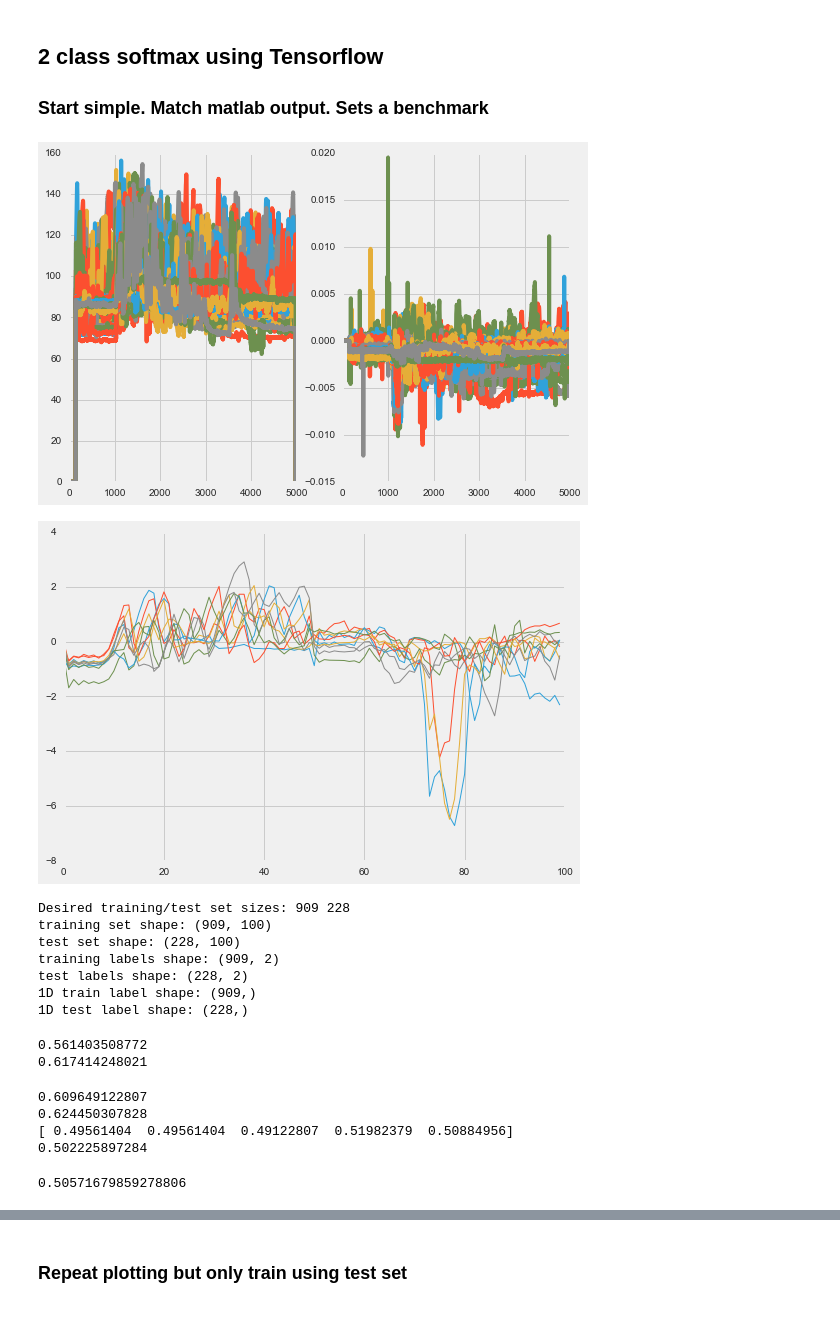
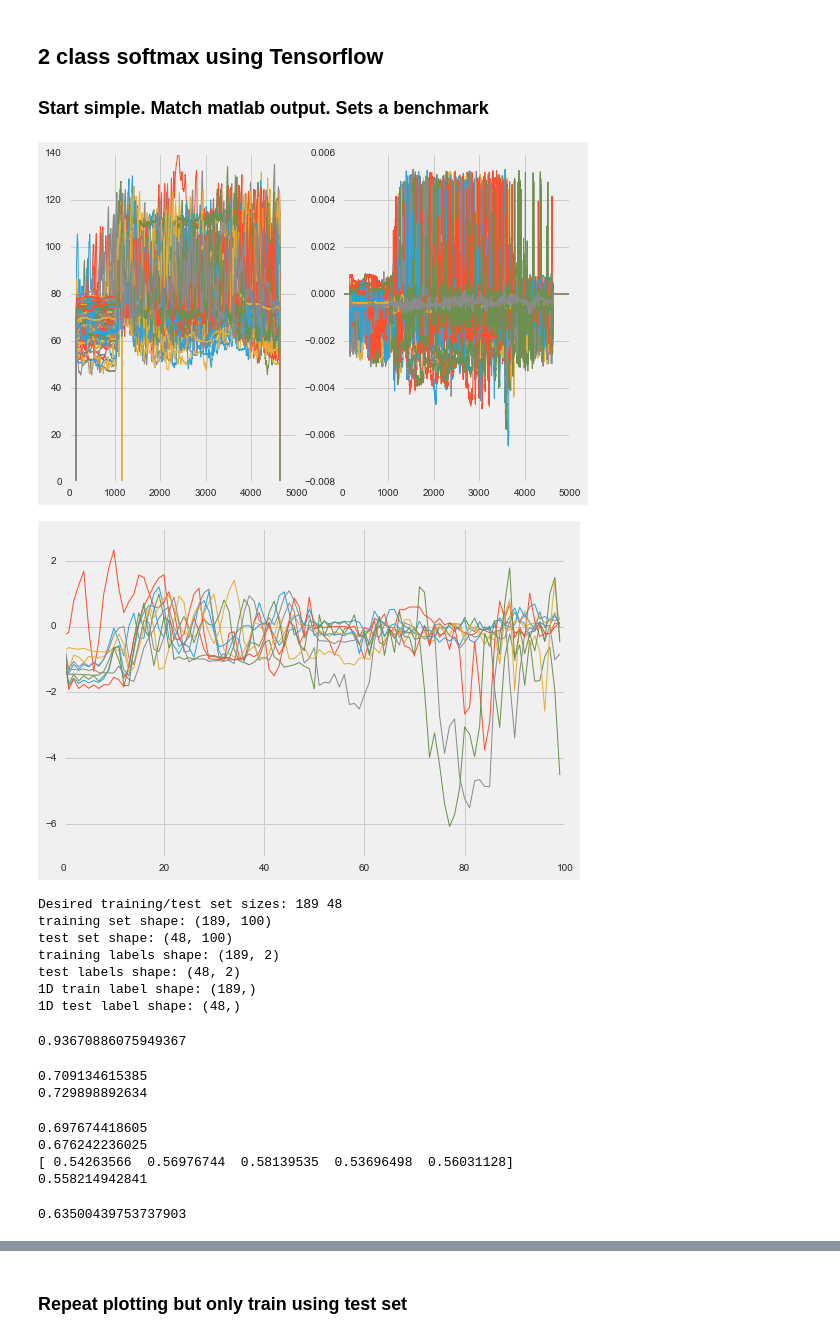
Before and after one commit to mathewzilla/whiskfree, a Jupyter notebook: tf/2_class_softmax_allmice.ipynb, the cells around one changed output, grey strips where cells are left out. Saved outputs shown, nothing was run; the diff lists cells and outputs as text; code cells hidden in the pictures.

Commit message:
cleaned up latest working tf stuff

```diff
--- a/tf/2_class_softmax_allmice.ipynb
+++ b/tf/2_class_softmax_allmice.ipynb
@@ -64,20 +64,20 @@ def data_parser(theta,kappa,tt,ch,tt_ch):
     return labs, both_c, tt_c, clean1, clean2
 # %%
 # Import the data using function
-mouse_name = '36'
+mouse_name = '34'
 theta, kappa, tt, ch = data_loader(mouse_name)
 # %%
 fig, ax = plt.subplots(1,2)
-_ = ax[0].plot(theta[:100].T)
-_ = ax[1].plot(kappa[:100].T)
+_ = ax[0].plot(theta[:100].T,lw=1)
+_ = ax[1].plot(kappa[:100].T,lw=1)
 # %% [output]
-[figure, old version]
+[figure, new version]
 # %%
 # Parse data into correct format for analysis
 labs, both_c, tt_c, clean1, clean2 = data_parser(theta,kappa,tt,ch,'tt')
 _ = plt.plot(both_c[:10].T,lw=1)
 # %% [output]
-[figure, old version]
+[figure, new version]
 # %%
 # Let's use 20% of the data for testing and 80% for training
 trainsize = int(len(both_c) * 0.8)
@@ -103,13 +103,22 @@ print('test labels shape:',testlabs.shape)
 print('1D train label shape:', trainlabs1D.shape)
 print('1D test label shape:', testlabs1D.shape)
 # %% [output]
-Desired training/test set sizes: 909 228
-training set shape: (909, 100)
-test set shape: (228, 100)
-training labels shape: (909, 2)
-test labels shape: (228, 2)
-1D train label shape: (909,)
-1D test label shape: (228,)
+Desired training/test set sizes: 189 48
+training set shape: (189, 100)
+test set shape: (48, 100)
+training labels shape: (189, 2)
+test labels shape: (48, 2)
+1D train label shape: (189,)
+1D test label shape: (48,)
+# %%
+# Mouse performance
+mouse_choice = ch[clean1|clean2].values
+mouse_choice_b = mouse_choice
+mouse_choice_b[mouse_choice_b !=2]  = 1
+accuracy_score(labs[:,1],mouse_choice_b-1)
+# labs.shape
+# %% [output]
+0.93670886075949367
 # %%
 # compare with sklearn
 lr = LogisticRegression()
@@ -118,8 +127,8 @@ lr.fit(traindata,trainlabs1D)
 print(accuracy_score(testlabs1D,lr.predict(testdata)))
 print(accuracy_score(tt_c,lr.predict(both_c)))
 # %% [output]
-0.561403508772
-0.617414248021
+0.709134615385
+0.729898892634
 # %%
 # SVM
 from sklearn import svm
@@ -135,15 +144,15 @@ preds_svm = cross_validation.cross_val_predict(lin_svm,  both_c, labs[:,1],cv=5)
 print(scores_svm)
 print(np.mean(scores_svm))
 # %% [output]
-0.609649122807
-0.624450307828
-[ 0.49561404  0.49561404  0.49122807  0.51982379  0.50884956]
-0.502225897284
+0.697674418605
+0.676242236025
+[ 0.54263566  0.56976744  0.58139535  0.53696498  0.56031128]
+0.558214942841
 # %%
 # cross_validation.cross_val_predict?
 accuracy_score(labs[:,1],preds_svm)
 # %% [output]
-0.50571679859278806
+0.63500439753737903
 # %%
 # compare with a DNN using skflow
 import tensorflow.contrib.learn as skflow
```
Also changed, not shown: parts of 6 cells of this notebook, 13 other files.
